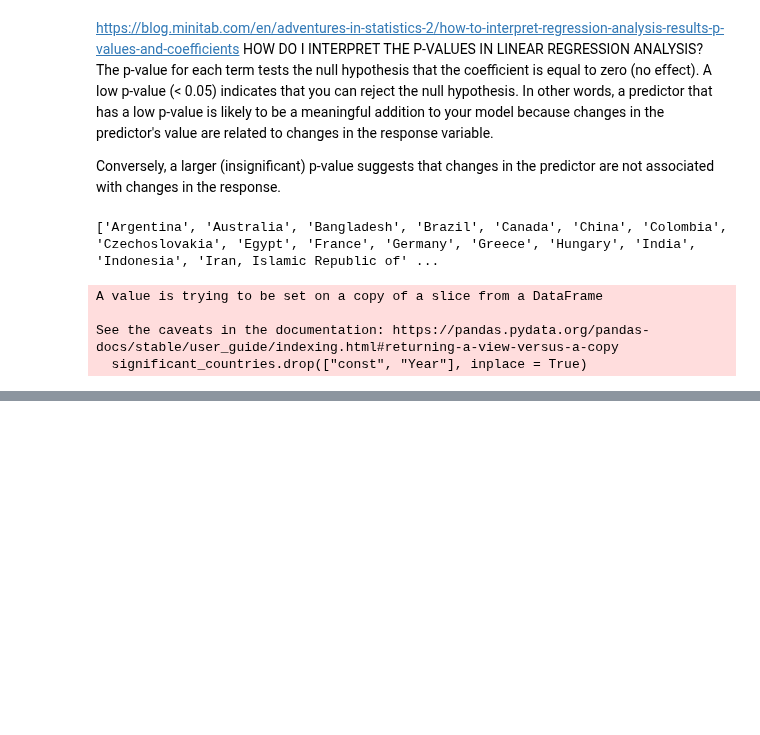
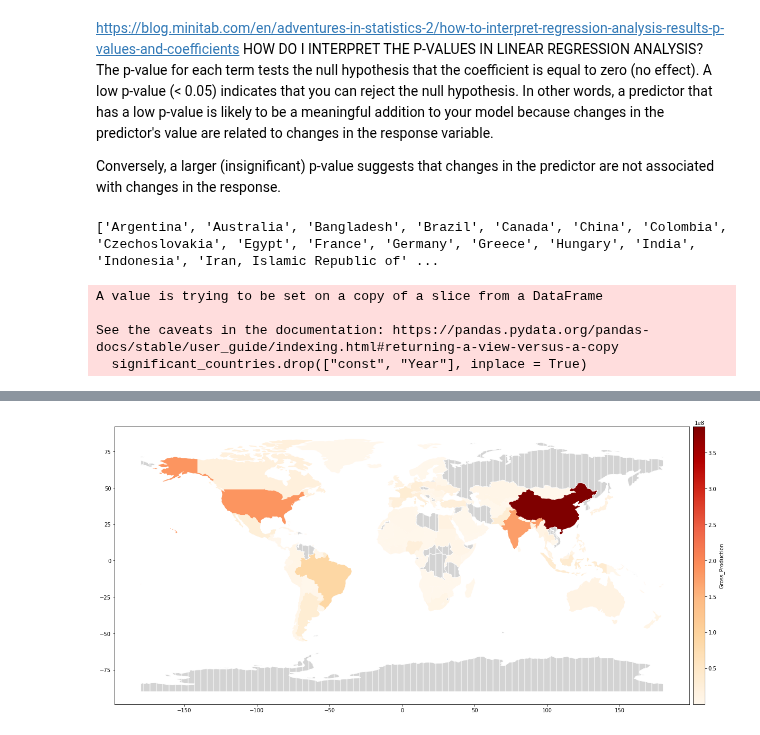
Before and after one commit to saumyasucharita/Agriculture-Data-Analysis, a Jupyter notebook: Multi-variate time series regression.ipynb, the cells around one changed output, grey strips where cells are left out. Drawn from its saved outputs; the diff is of its cells as text; code cells hidden in the pictures; blank space fills up the shorter version.

```diff
--- a/Multi-variate time series regression.ipynb
+++ b/Multi-variate time series regression.ipynb
@@ -145,0 +176,4 @@ rel_data
+# %%
+df_world_agri = df_world.merge(rel_data, how="left", left_on=['name'], right_on=['Country'])
+print("Type of DataFrame : ", type(df_world_agri), df_world_agri.shape[0])
+df_world_agri.head()
@@ -145,0 +192,12 @@ rel_data
+# %%
+
+
+fig, ax = plt.subplots(1, 1, figsize=(20, 16))
+divider = make_axes_locatable(ax)
+cax = divider.append_axes("right", size="2%", pad="0.5%")
+df_world_agri.plot(column="Gross_Production", ax=ax, cax=cax, cmap='OrRd',
+
+legend=True, legend_kwds={"label": "Gross_Production"}, missing_kwds={"color": "lightgrey", "edgecolor": "white", "hatch": "|"})
+plt.show()
+# %% [output]
+[figure, added]
```
Also changed, not shown: parts of 8 cells of this notebook.
